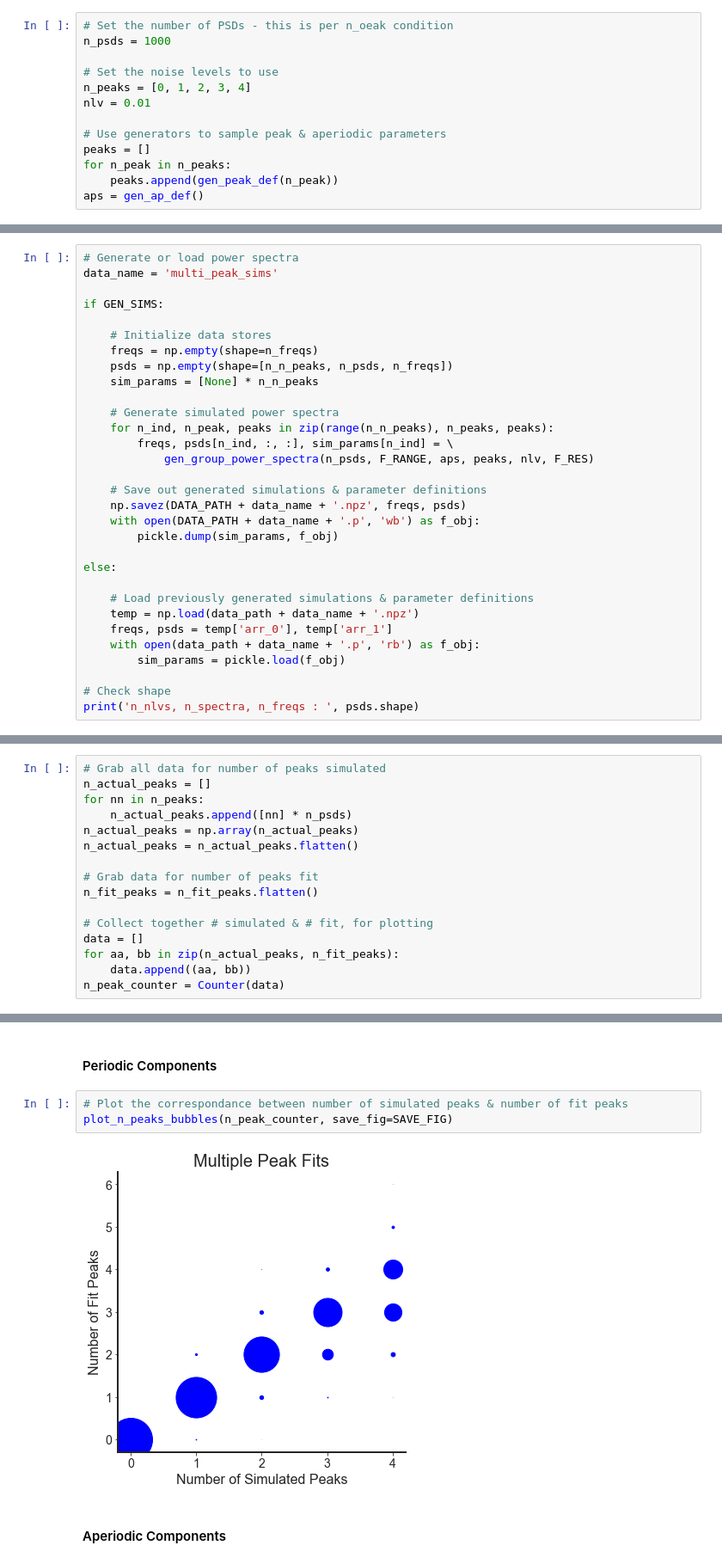
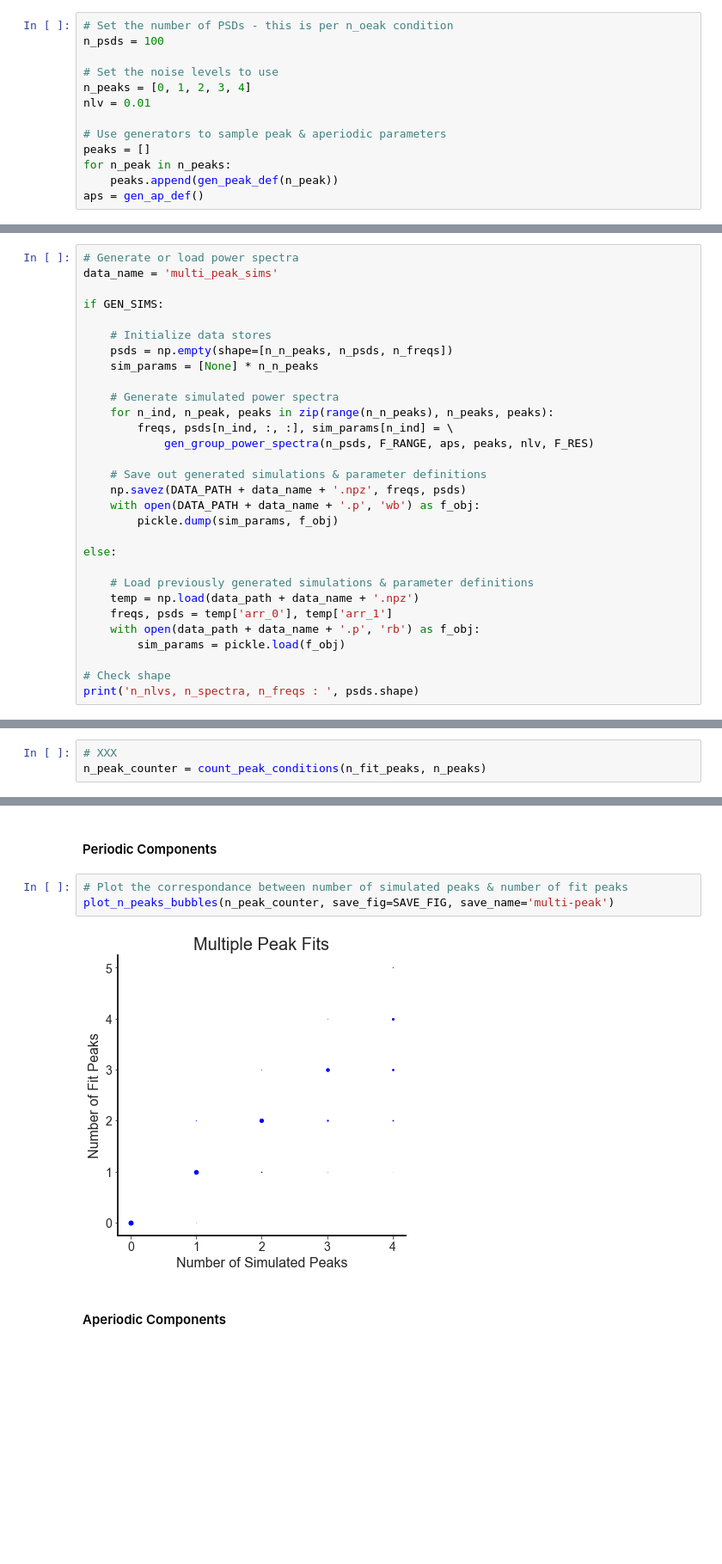
Before and after one commit to TomDonoghue/SIMparam, a Jupyter notebook: notebooks/02-MultiPeakSims.ipynb, the cells around one changed output, grey strips where cells are left out. Shown: that part at 86% size. Cells and saved outputs as stored; diff of their text form; blank space fills up the shorter version.

```diff
--- a/notebooks/02-MultiPeakSims.ipynb
+++ b/notebooks/02-MultiPeakSims.ipynb
@@ -37,7 +36,7 @@ GEN_SIMS = True
 ### Simulate Power Spectra
 # %%
 # Set the number of PSDs - this is per n_oeak condition
-n_psds = 1000
+n_psds = 100
 
 # Set the noise levels to use
 n_peaks = [0, 1, 2, 3, 4]
@@ -59,7 +58,6 @@ data_name = 'multi_peak_sims'
 if GEN_SIMS:
 
     # Initialize data stores
-    freqs = np.empty(shape=n_freqs)
     psds = np.empty(shape=[n_n_peaks, n_psds, n_freqs])
     sim_params = [None] * n_n_peaks
 
@@ -124,22 +122,9 @@ ap_errors = np.abs(ap_truths - ap_fits)
 # Pull out error per aperiodic parameter
 off_errors = ap_errors[:, :, 0]
 exp_errors = ap_errors[:, :, 1]
-# %%
-# Grab all data for number of peaks simulated
-n_actual_peaks = []
-for nn in n_peaks:
-    n_actual_peaks.append([nn] * n_psds)
-n_actual_peaks = np.array(n_actual_peaks)
-n_actual_peaks = n_actual_peaks.flatten()
-
-# Grab data for number of peaks fit
-n_fit_peaks = n_fit_peaks.flatten()
-
-# Collect together # simulated & # fit, for plotting
-data = []
-for aa, bb in zip(n_actual_peaks, n_fit_peaks):
-    data.append((aa, bb))
-n_peak_counter = Counter(data)
+# %%
+# XXX
+n_peak_counter = count_peak_conditions(n_fit_peaks, n_peaks)
 # %% [markdown]
 ### Check Average Errors & Stats
 # %%
@@ -179,9 +164,9 @@ R^2
 #### Periodic Components
 # %%
 # Plot the correspondance between number of simulated peaks & number of fit peaks
-plot_n_peaks_bubbles(n_peak_counter, save_fig=SAVE_FIG)
+plot_n_peaks_bubbles(n_peak_counter, save_fig=SAVE_FIG, save_name='multi-peak')
 # %% [output]
-[figure, old version]
+[figure, new version]
 # %% [markdown]
 #### Aperiodic Components
 # %%
```
Also changed, not shown: parts of 11 cells of this notebook, 2 other files.
